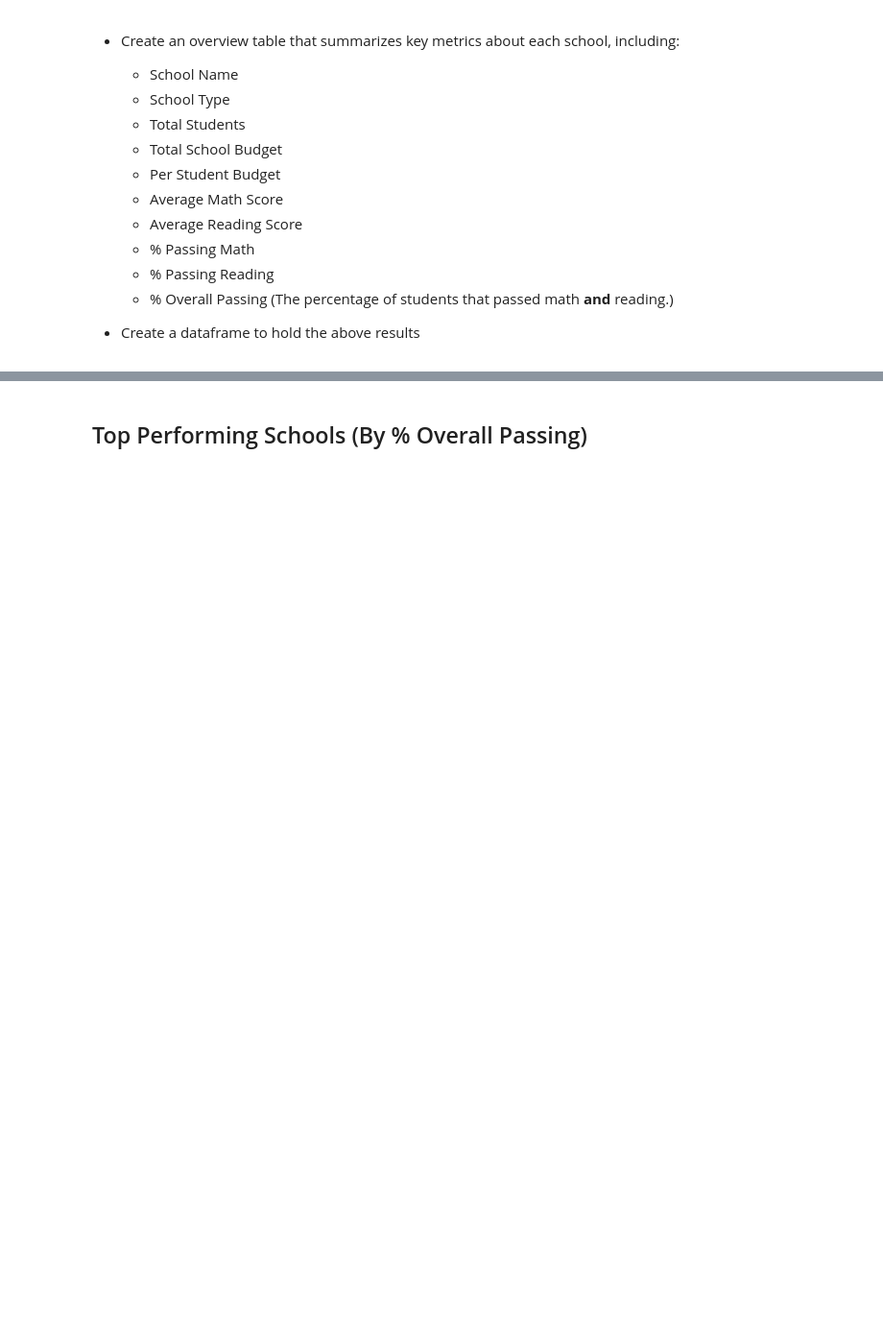
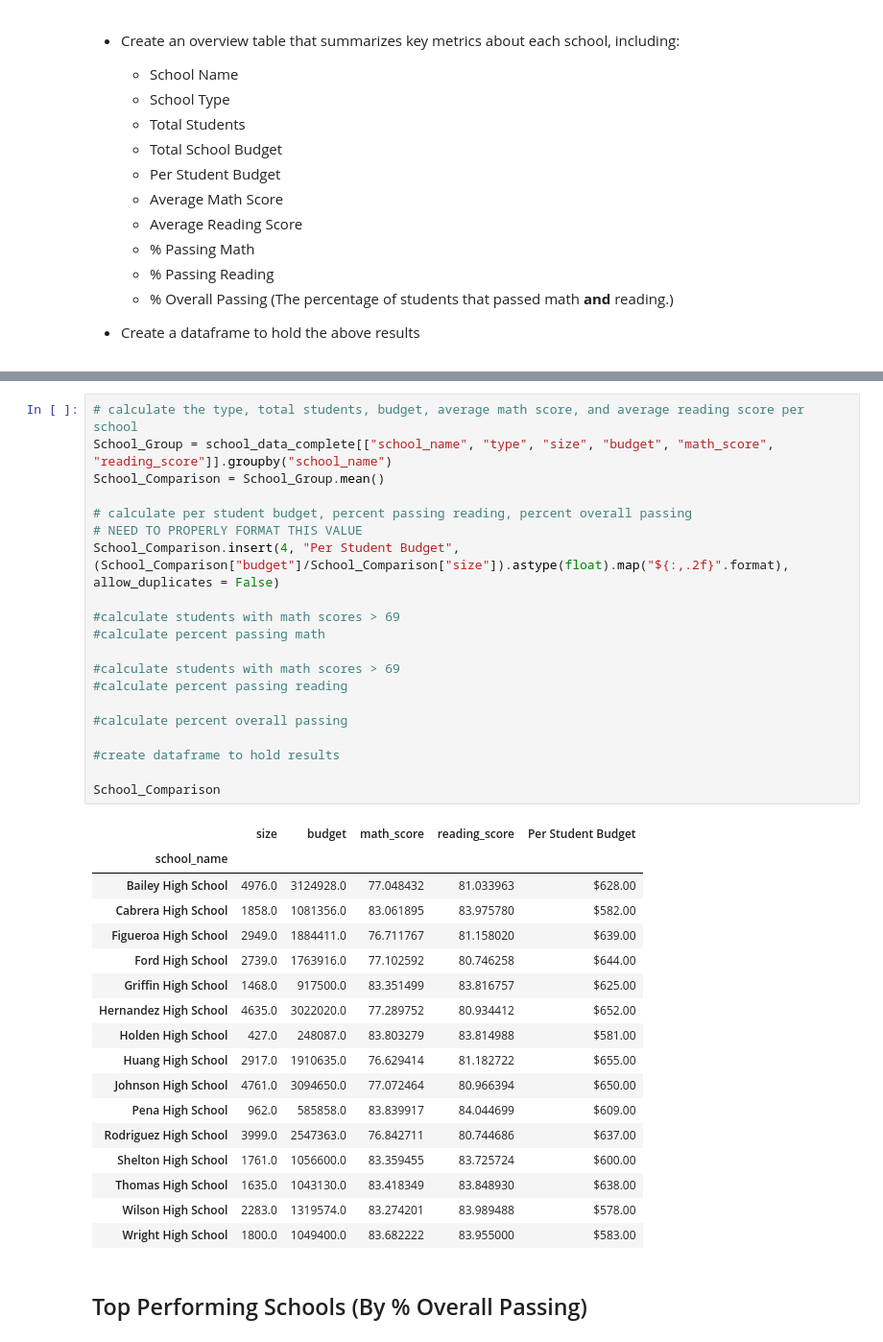
Before and after one commit to kehull/pandas-challenge, a Jupyter notebook: PyCitySchools/PyCitySchools.ipynb, the cells around one changed output, grey strips where cells are left out. Shown: that part at 96% size. Cells and saved outputs as stored; diff of their text form; blank space fills up the shorter version.

```diff
--- a/PyCitySchools/PyCitySchools.ipynb
+++ b/PyCitySchools/PyCitySchools.ipynb
@@ -123,3 +94,41 @@ info_df
+# %%
+# calculate the type, total students, budget, average math score, and average reading score per school
+School_Group = school_data_complete[["school_name", "type", "size", "budget", "math_score", "reading_score"]].groupby("school_name")
+School_Comparison = School_Group.mean()
+
+# calculate per student budget, percent passing reading, percent overall passing
+# NEED TO PROPERLY FORMAT THIS VALUE
+School_Comparison.insert(4, "Per Student Budget", (School_Comparison["budget"]/School_Comparison["size"]).astype(float).map("${:,.2f}".format), allow_duplicates = False)
+
+#calculate students with math scores > 69
+#calculate percent passing math
+
+#calculate students with math scores > 69
+#calculate percent passing reading
+
+#calculate percent overall passing
+
+#create dataframe to hold results
+
+School_Comparison
+# %% [output]
+|  | size | budget | math_score | reading_score | Per Student Budget |
+| school_name |  |  |  |  |  |
+| Bailey High School | 4976.0 | 3124928.0 | 77.048432 | 81.033963 | $628.00 |
+| Cabrera High School | 1858.0 | 1081356.0 | 83.061895 | 83.975780 | $582.00 |
+| Figueroa High School | 2949.0 | 1884411.0 | 76.711767 | 81.158020 | $639.00 |
+| Ford High School | 2739.0 | 1763916.0 | 77.102592 | 80.746258 | $644.00 |
+| Griffin High School | 1468.0 | 917500.0 | 83.351499 | 83.816757 | $625.00 |
+| Hernandez High School | 4635.0 | 3022020.0 | 77.289752 | 80.934412 | $652.00 |
+| Holden High School | 427.0 | 248087.0 | 83.803279 | 83.814988 | $581.00 |
+| Huang High School | 2917.0 | 1910635.0 | 76.629414 | 81.182722 | $655.00 |
+| Johnson High School | 4761.0 | 3094650.0 | 77.072464 | 80.966394 | $650.00 |
+| Pena High School | 962.0 | 585858.0 | 83.839917 | 84.044699 | $609.00 |
+| Rodriguez High School | 3999.0 | 2547363.0 | 76.842711 | 80.744686 | $637.00 |
+| Shelton High School | 1761.0 | 1056600.0 | 83.359455 | 83.725724 | $600.00 |
+| Thomas High School | 1635.0 | 1043130.0 | 83.418349 | 83.848930 | $638.00 |
+| Wilson High School | 2283.0 | 1319574.0 | 83.274201 | 83.989488 | $578.00 |
+| Wright High School | 1800.0 | 1049400.0 | 83.682222 | 83.955000 | $583.00 |
 # %% [markdown]
 ## Top Performing Schools (By % Overall Passing)
 # %% [markdown]
```
Also changed, not shown: parts of 3 cells of this notebook.
